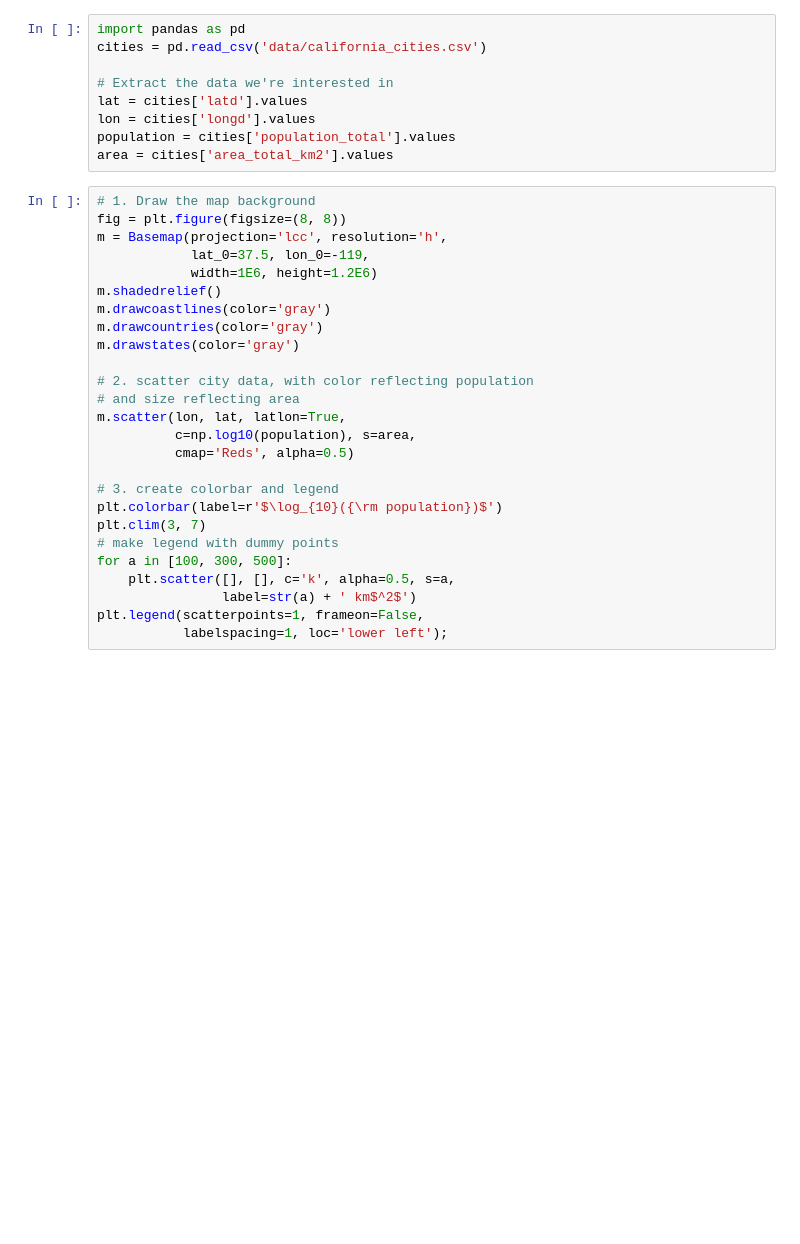
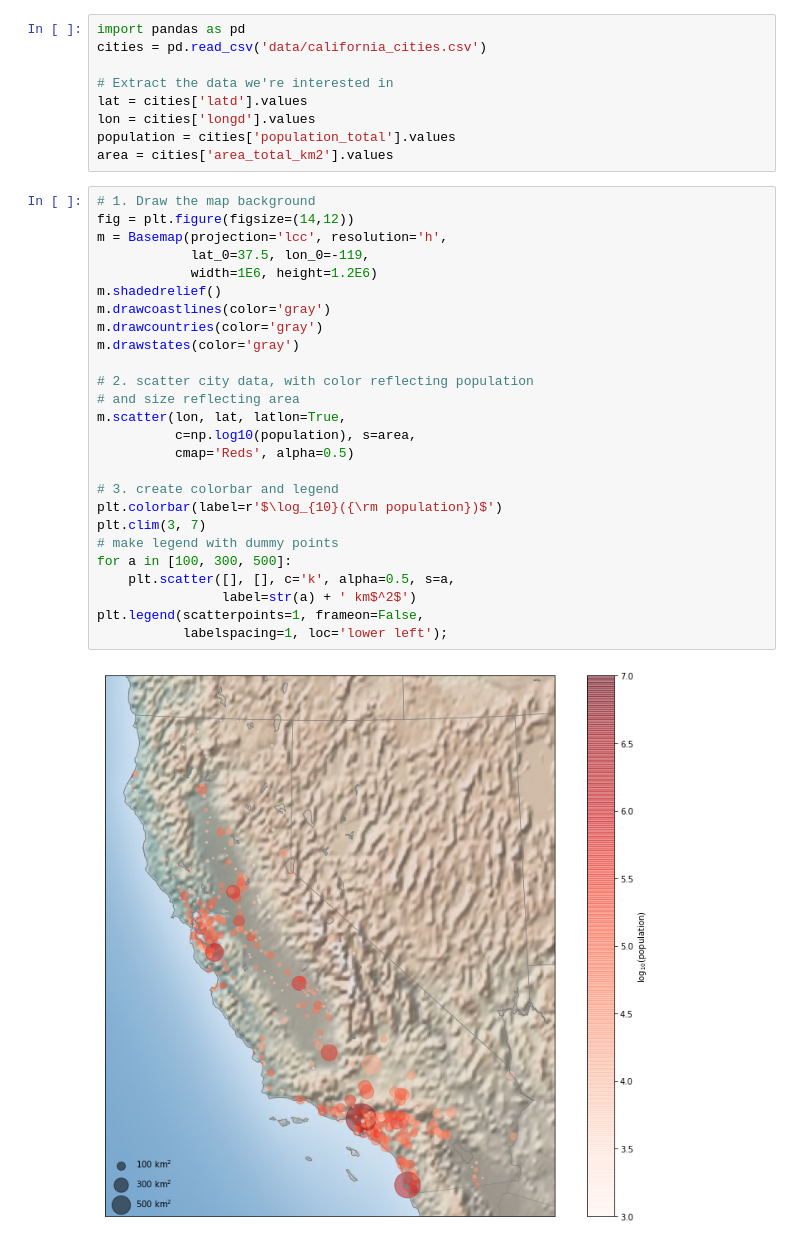
Before and after one commit to luisbarboza27/Notebooks_CA0502, a Jupyter notebook: Semana_5_1.ipynb, the cells around one changed output. Saved outputs shown, nothing was run; the diff lists cells and outputs as text; blank space fills up the shorter version.

```diff
--- a/Semana_5_1.ipynb
+++ b/Semana_5_1.ipynb
@@ -443,27 +453,29 @@ population = cities['population_total'].values
 area = cities['area_total_km2'].values
 # %%
 # 1. Draw the map background
-fig = plt.figure(figsize=(8, 8))
+fig = plt.figure(figsize=(14,12))
 m = Basemap(projection='lcc', resolution='h',
             lat_0=37.5, lon_0=-119,
             width=1E6, height=1.2E6)
 m.shadedrelief()
 m.drawcoastlines(color='gray')
 m.drawcountries(color='gray')
 m.drawstates(color='gray')
 
 # 2. scatter city data, with color reflecting population
 # and size reflecting area
 m.scatter(lon, lat, latlon=True,
           c=np.log10(population), s=area,
           cmap='Reds', alpha=0.5)
 
 # 3. create colorbar and legend
 plt.colorbar(label=r'$\log_{10}({\rm population})$')
 plt.clim(3, 7)
 # make legend with dummy points
 for a in [100, 300, 500]:
     plt.scatter([], [], c='k', alpha=0.5, s=a,
                 label=str(a) + ' km$^2$')
 plt.legend(scatterpoints=1, frameon=False,
            labelspacing=1, loc='lower left');
+# %% [output]
+[figure, added]
```
Also changed, not shown: parts of 7 cells of this notebook.
